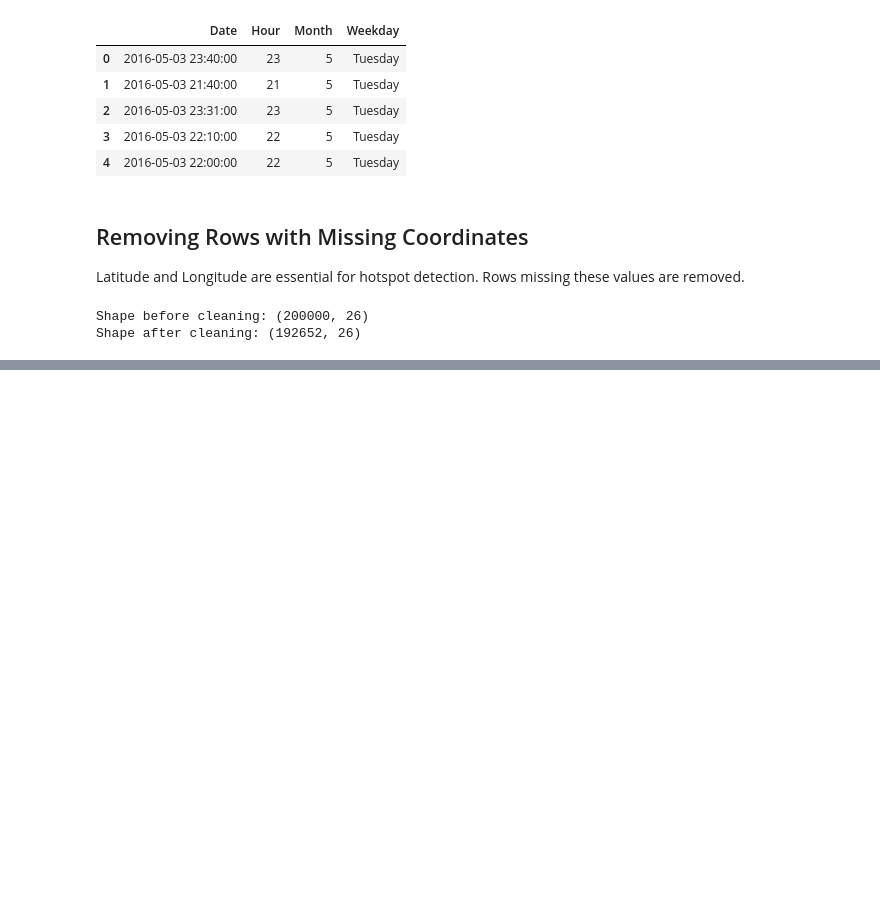
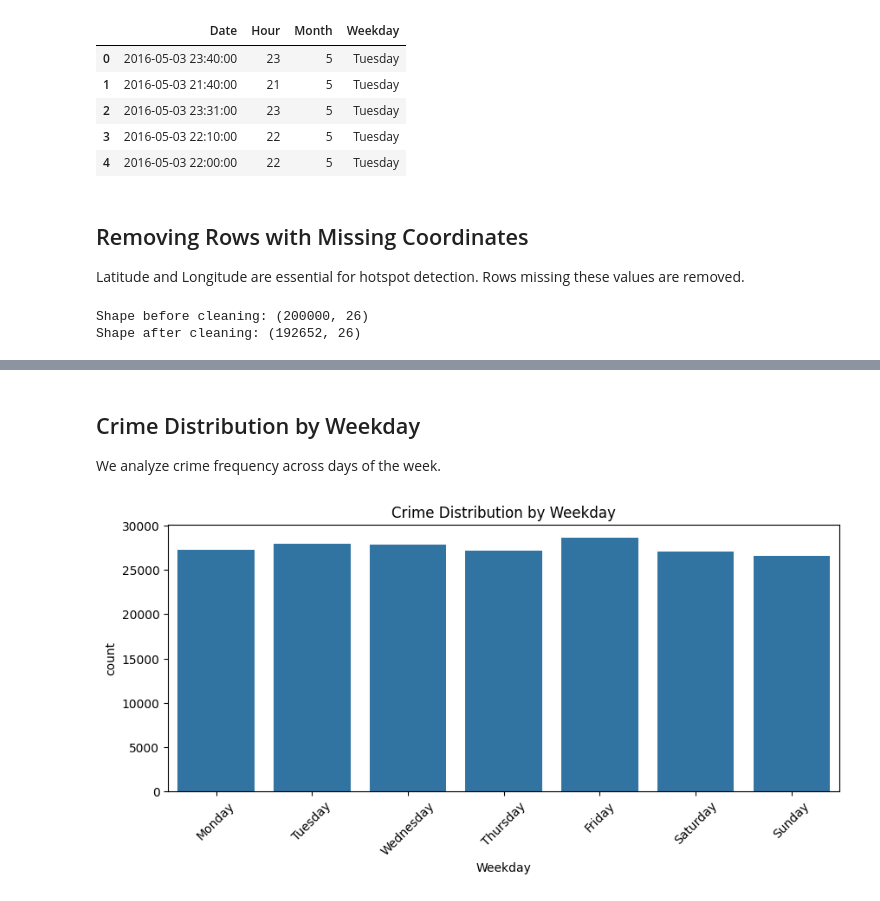
Before and after one commit to khakhkharrushit/crime-intelligence-system, a Jupyter notebook: notebooks/01_data_exploration.ipynb, the cells around one changed output, grey strips where cells are left out. Drawn from its saved outputs; the diff is of its cells as text; code cells hidden in the pictures; blank space fills up the shorter version.

```diff
--- a/notebooks/01_data_exploration.ipynb
+++ b/notebooks/01_data_exploration.ipynb
@@ -170,0 +213,16 @@ Shape after cleaning: (192652, 26)
+# %% [markdown]
+## Crime Distribution by Weekday
+We analyze crime frequency across days of the week.
+# %%
+plt.figure(figsize=(10,4))
+
+order = ["Monday", "Tuesday", "Wednesday", "Thursday",
+         "Friday", "Saturday", "Sunday"]
+
+sns.countplot(data=df, x="Weekday", order=order)
+
+plt.title("Crime Distribution by Weekday")
+plt.xticks(rotation=45)
+plt.show()
+# %% [output]
+[figure, added]
```
Also changed, not shown: parts of 5 cells of this notebook.
